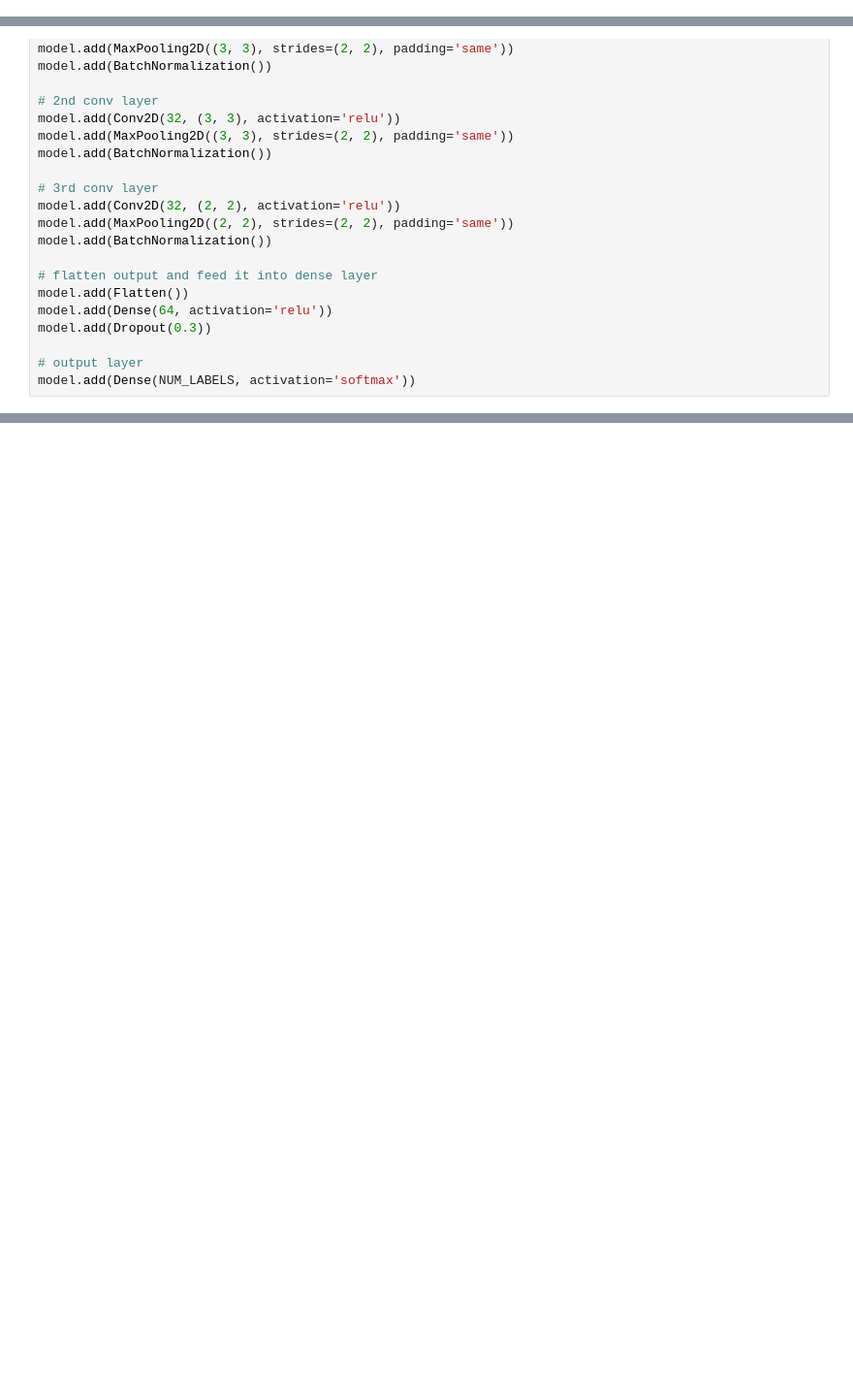
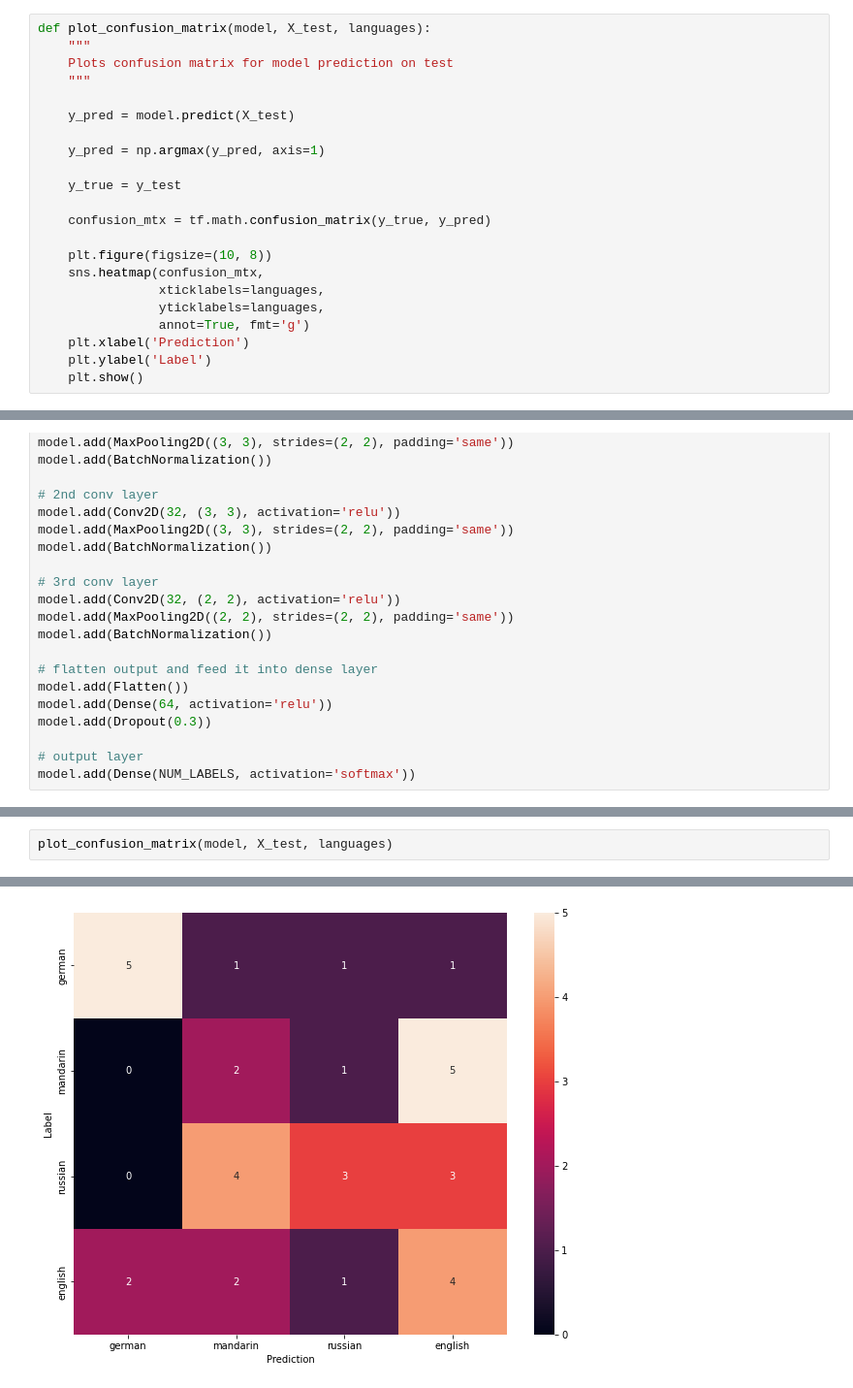
Before and after one commit to vrwilm/accent-detection, a Jupyter notebook: 4.1_stft+CNN.ipynb, the cells around one changed output, grey strips where cells are left out. Shown: that part at 97% size. Saved outputs shown, nothing was run; the diff lists cells and outputs as text; blank space fills up the shorter version.

```diff
--- a/4.1_stft+CNN.ipynb
+++ b/4.1_stft+CNN.ipynb
@@ -48,0 +86,22 @@ X_train.shape, X_val.shape, X_test.shape
+# %%
+def plot_confusion_matrix(model, X_test, languages):
+    """
+    Plots confusion matrix for model prediction on test
+    """
+
+    y_pred = model.predict(X_test)
+
+    y_pred = np.argmax(y_pred, axis=1)
+
+    y_true = y_test
+
+    confusion_mtx = tf.math.confusion_matrix(y_true, y_pred)
+
+    plt.figure(figsize=(10, 8))
+    sns.heatmap(confusion_mtx,
+                xticklabels=languages,
+                yticklabels=languages,
+                annot=True, fmt='g')
+    plt.xlabel('Prediction')
+    plt.ylabel('Label')
+    plt.show()
@@ -129,0 +200,3 @@ test_loss, test_acc = model.evaluate(X_test, y_test, verbose=2)
+# %%
+plot_confusion_matrix(model, X_test, languages)
+# %% [output]
@@ -129,0 +204 @@ test_loss, test_acc = model.evaluate(X_test, y_test, verbose=2)
+[figure, added]
```
Also changed, not shown: parts of 29 cells of this notebook, 2 other files.
